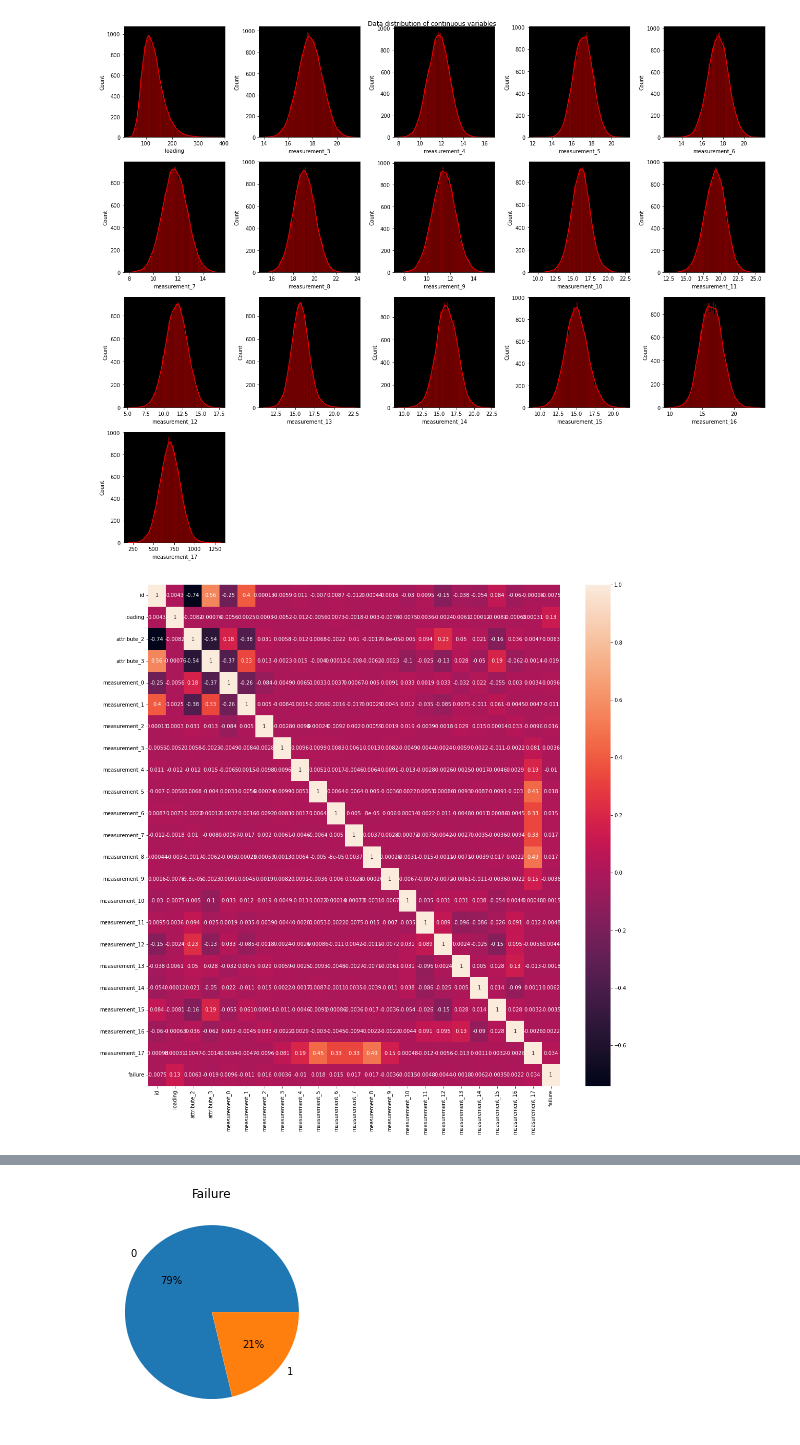
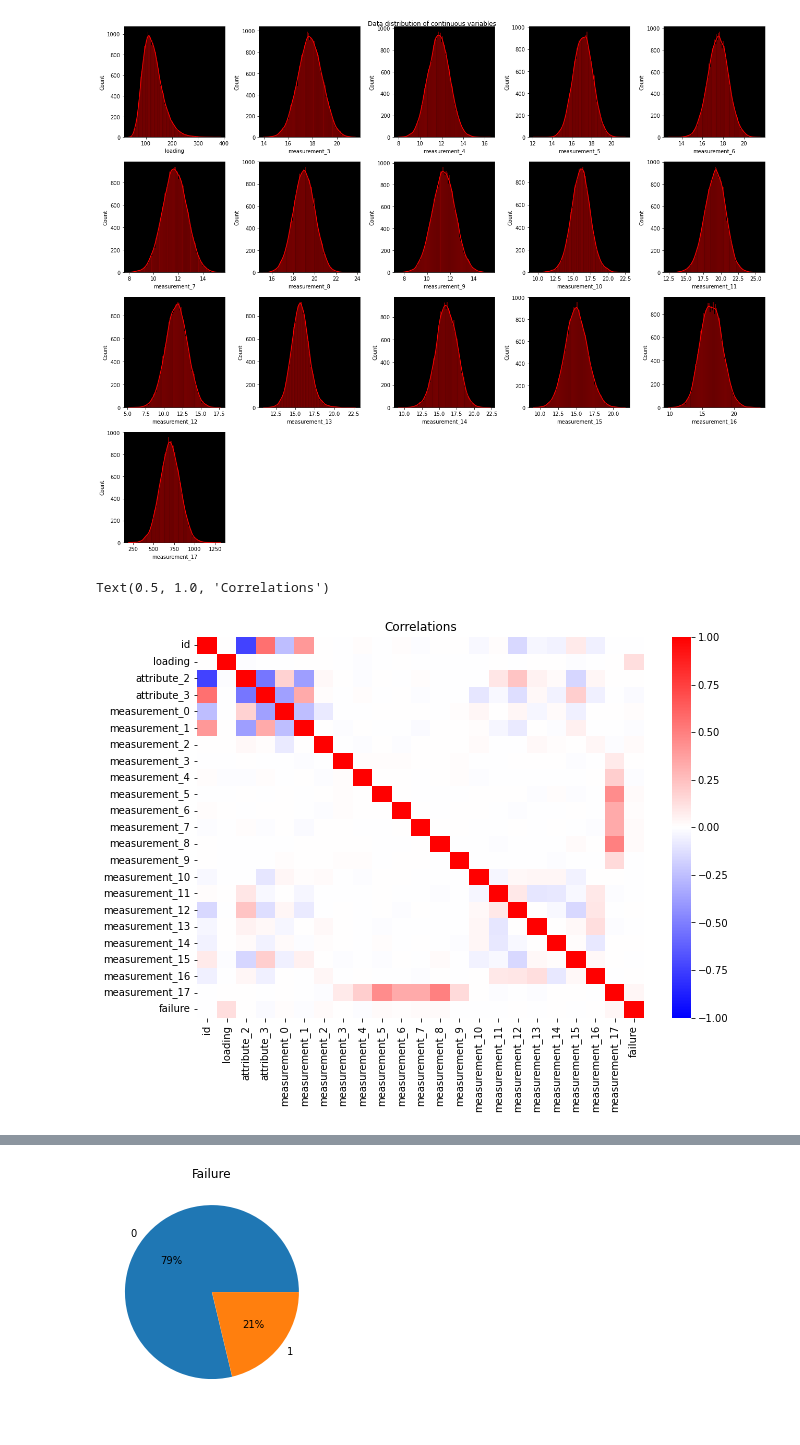
Before and after one commit to NikitaPomies/KaggleChallengeAug22, a Jupyter notebook: src/main.ipynb, the cells around one changed output, grey strips where cells are left out. Saved outputs shown, nothing was run; the diff lists cells and outputs as text; code cells hidden in the pictures.

```diff
--- a/src/main.ipynb
+++ b/src/main.ipynb
@@ -104,8 +120,10 @@ dv.check_data_distribution(df)
 # %% [output]
 [figure]
 # %%
-plt.figure(figsize=(18,18))
-sns.heatmap(df.corr(),annot=True)
-plt.show()
+# Heatmap of correlations
+plt.figure(figsize=(10,7))
+sns.heatmap(df.corr(), cmap='bwr', vmin=-1, vmax=1)
+plt.title('Correlations')
 # %% [output]
+Text(0.5, 1.0, 'Correlations')
-[figure, old version]
+[figure, new version]
```
Also changed, not shown: parts of 22 cells of this notebook, 4 other files.
